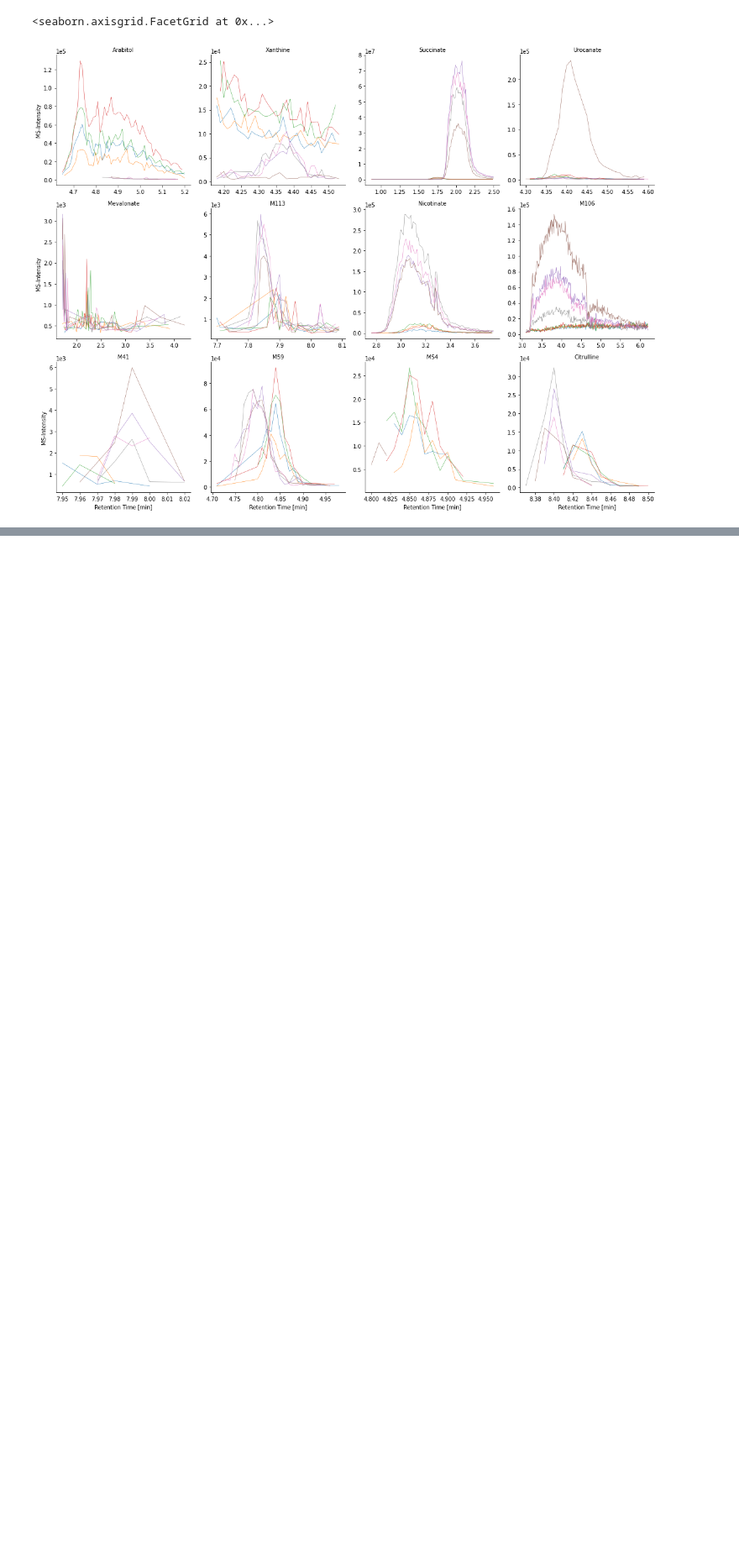
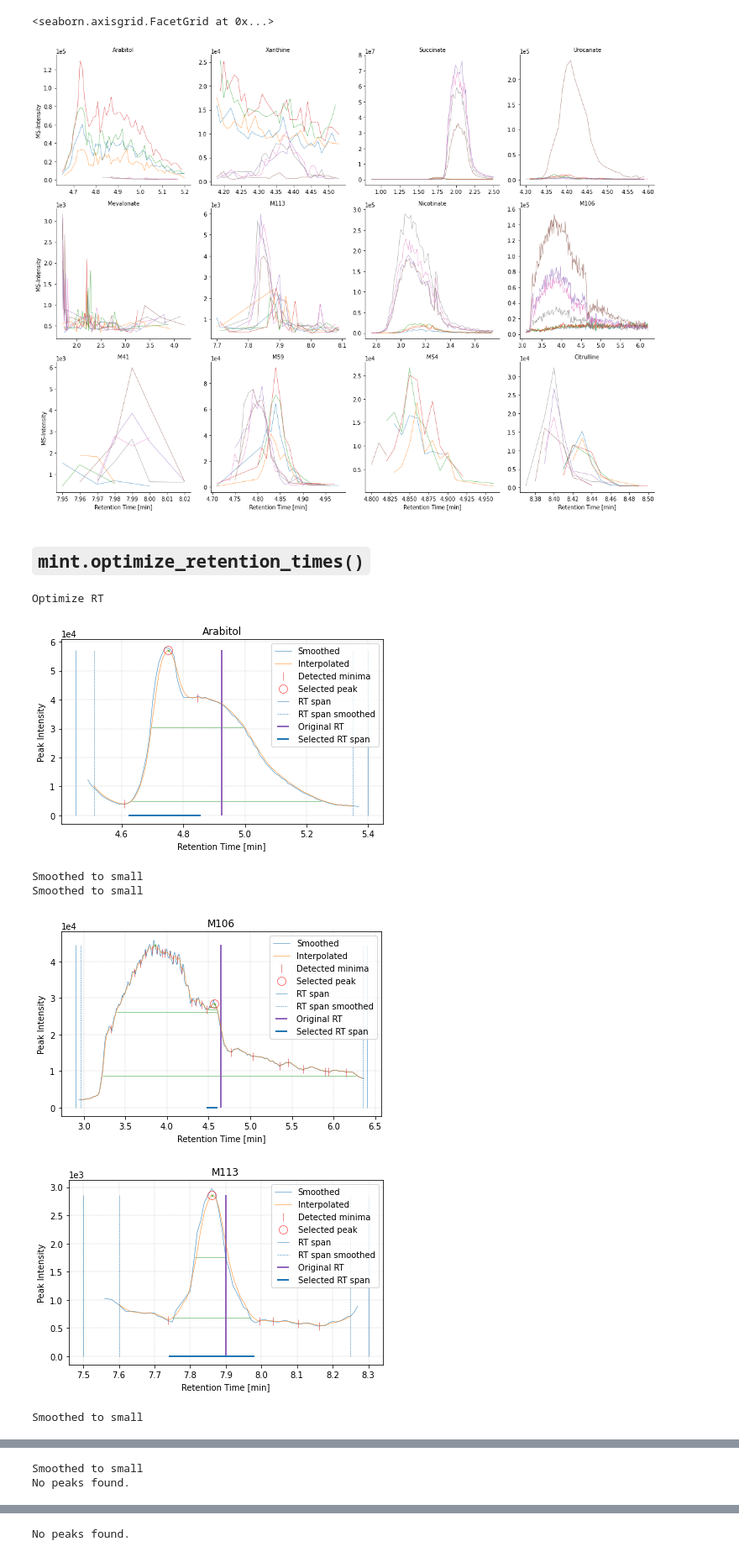
Before and after one commit to LewisResearchGroup/ms-mint, a Jupyter notebook: notebooks/MINT__demo.ipynb, the cells around one changed output, grey strips where cells are left out. Shown at 84% size. Drawn from its saved outputs; the diff is of its cells as text; code cells hidden in the pictures; blank space fills up the shorter version.

```diff
--- a/notebooks/MINT__demo.ipynb
+++ b/notebooks/MINT__demo.ipynb
@@ -115,3 +199,15 @@ mint.plot_peak_shapes()
 # %% [output]
 <seaborn.axisgrid.FacetGrid at 0x...>
 [figure]
+# %% [markdown]
+## `mint.optimize_retention_times()`
+# %%
+mint.optimize_retention_times(show_plots=True)
+# %% [output]
+Optimize RT
+[figure, added]
+Smoothed to small
+Smoothed to small
+[figure, added]
+[figure, added]
+Smoothed to small
@@ -117,0 +215,2 @@ mint.plot_peak_shapes()
+Smoothed to small
+No peaks found.
@@ -117,0 +220 @@ mint.plot_peak_shapes()
+No peaks found.
```
Also changed, not shown: parts of 34 cells of this notebook, 5 other files.
